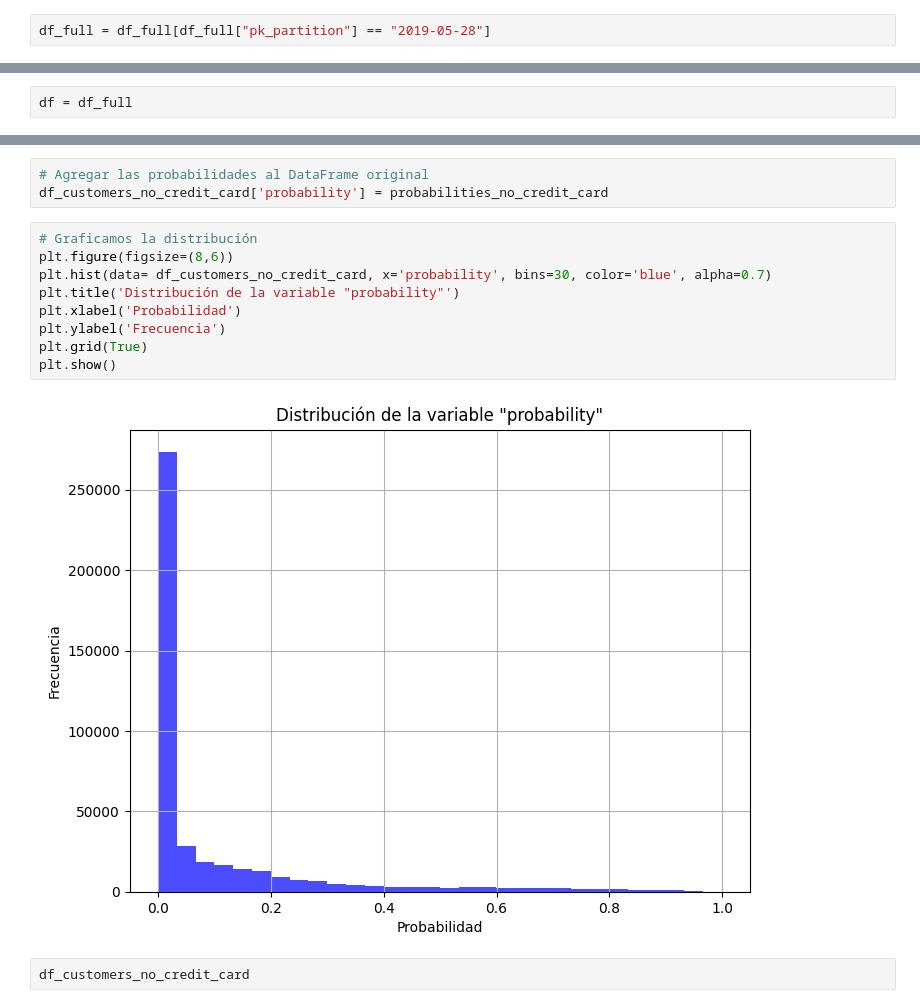
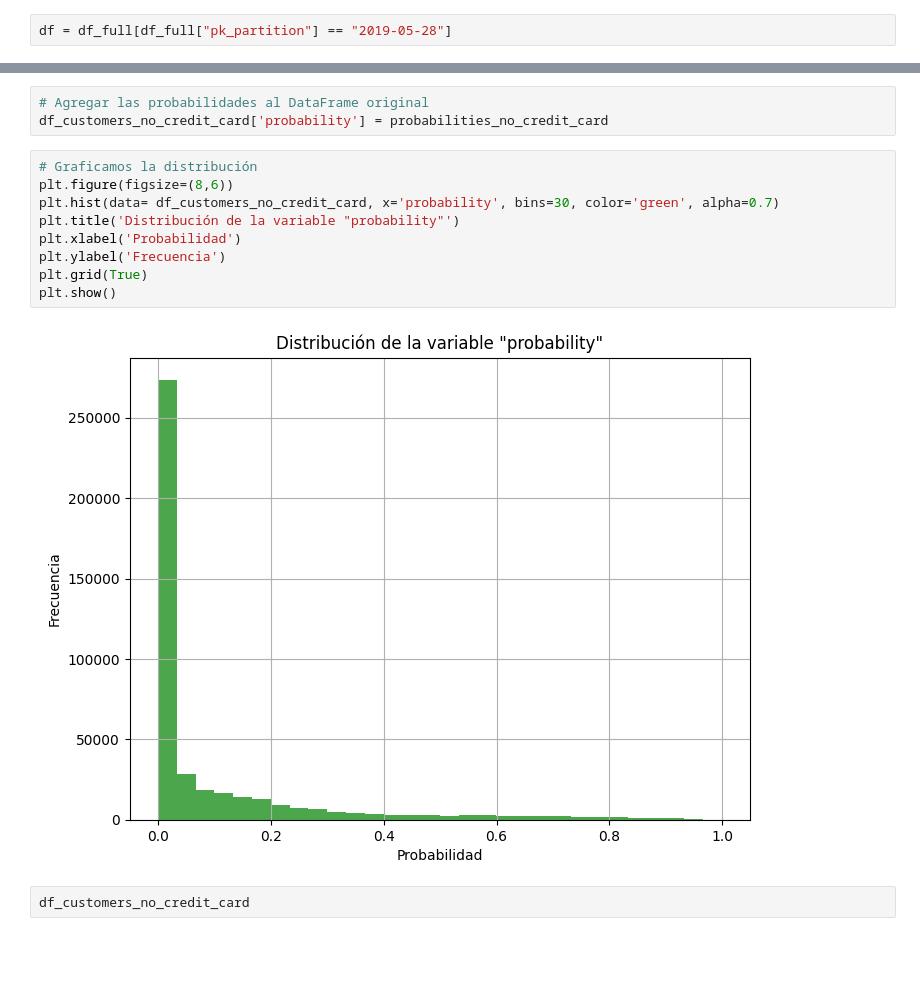
Before and after one commit to jascicz/easy_money_Project, a Jupyter notebook: Tarea_3_Recomendación/Recomendacion_credit_card.ipynb, the cells around one changed output, grey strips where cells are left out. Cells and saved outputs as stored; diff of their text form; blank space fills up the shorter version.

```diff
--- a/Tarea_3_Recomendación/Recomendacion_credit_card.ipynb
+++ b/Tarea_3_Recomendación/Recomendacion_credit_card.ipynb
@@ -150,2 +152,2 @@ memory usage: 1.2+ GB
 # %%
-df_full = df_full[df_full["pk_partition"] == "2019-05-28"]
+df = df_full[df_full["pk_partition"] == "2019-05-28"]
@@ -154,5 +154,3 @@ df_full = df_full[df_full["pk_partition"] == "2019-05-28"]
-# %%
-df = df_full
 # %%
 df['credit_card'].value_counts()
 # %% [output]
@@ -556,14 +623,14 @@ df_customers_no_credit_card['probability'] = probabilities_no_credit_card
 # %%
 # Graficamos la distribución
 plt.figure(figsize=(8,6))
-plt.hist(data= df_customers_no_credit_card, x='probability', bins=30, color='blue', alpha=0.7)
+plt.hist(data= df_customers_no_credit_card, x='probability', bins=30, color='green', alpha=0.7)
 plt.title('Distribución de la variable "probability"')
 plt.xlabel('Probabilidad')
 plt.ylabel('Frecuencia')
 plt.grid(True)
 plt.show()
 # %% [output]
-[figure, old version]
+[figure, new version]
 # %%
 df_customers_no_credit_card
 # %% [output]
```
Also changed, not shown: parts of 30 cells of this notebook.
